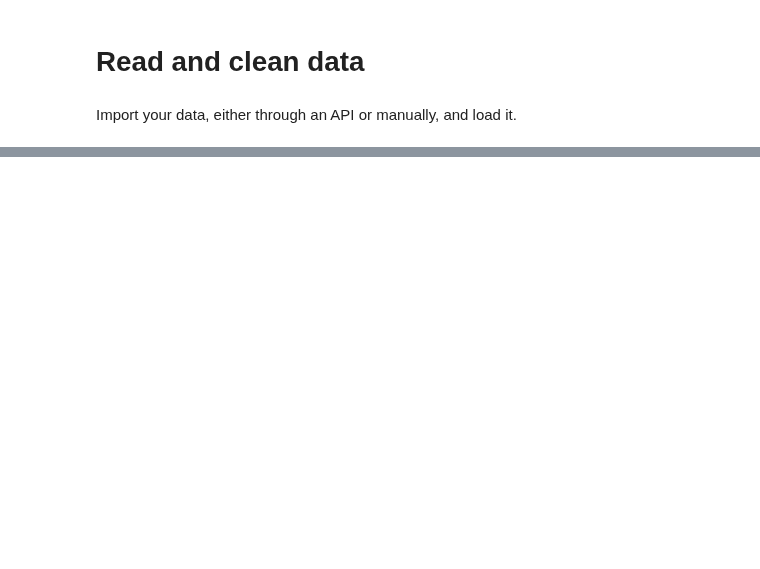
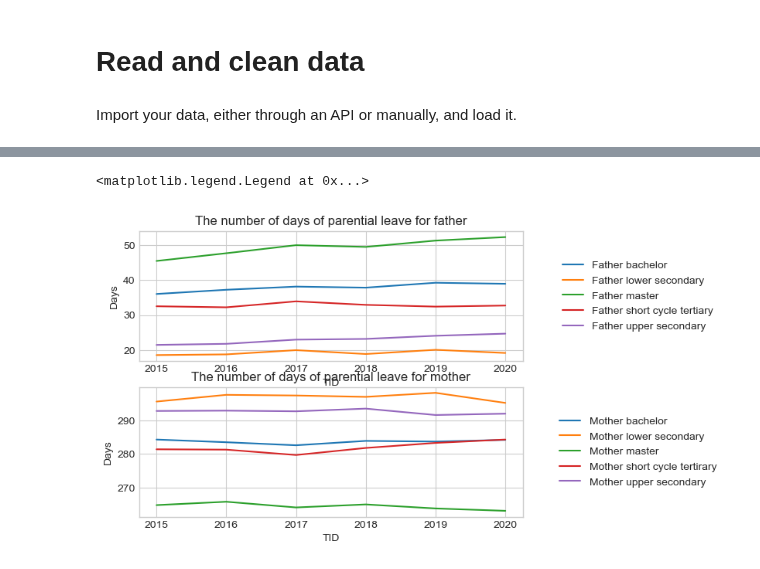
Before and after one commit to NumEconCopenhagen/projects-2023-cbjk, a Jupyter notebook: dataproject/dataproject.ipynb, the cells around one changed output, grey strips where cells are left out. Drawn from its saved outputs; the diff is of its cells as text; code cells hidden in the pictures; blank space fills up the shorter version.

```diff
--- a/dataproject/dataproject.ipynb
+++ b/dataproject/dataproject.ipynb
@@ -73,0 +144,33 @@ ADD CONCISE CONLUSION.
+# %%
+Father_educ = barsel_true[barsel_true['MORUD'] == 'All mothers, regardless of education']
+Father_educ = Father_educ[(Father_educ['TAL'] != 'Number of couples')
+                           & (Father_educ['TAL'] != 'Mother - days on parental leave (benefits) after birth on average')
+                           & (Father_educ['TAL'] != 'Mother - days on parental leave (benefits) before birth on average')
+                           & (Father_educ['FARUD'] != 'All fathers, regardless of education')]
+Father_educ = Father_educ[['FARUD', 'TID', 'INDHOLD']]
+# %%
+Mother_educ = barsel_true[barsel_true['FARUD'] == 'All fathers, regardless of education']
+Mother_educ = Mother_educ[(Mother_educ['TAL'] != 'Number of couples')
+                           & (Mother_educ['TAL'] != 'Father - days on parental leave (benefits) after birth on average')
+                           & (Mother_educ['TAL'] != 'Mother - days on parental leave (benefits) before birth on average')
+                           & (Mother_educ['MORUD'] != 'All mothers, regardless of education')]
+Mother_educ = Mother_educ[['MORUD', 'TID', 'INDHOLD']]
+# %%
+fig = plt.figure()
+
+ax = fig.add_subplot(2,1,1)
+for label, group in Father_educ.groupby(['FARUD']):
+    group.plot(x='TID', y='INDHOLD', ax=ax, style='-', label=label)
+ax.set_ylabel('Days')
+ax.set_title('The number of days of parential leave for father');
+ax.legend(loc = 'center', bbox_to_anchor=(1.3,0.5))
+
+ax1 = fig.add_subplot(2,1,2)
+for label, group in Mother_educ.groupby(['MORUD']):
+    group.plot(x='TID', y='INDHOLD', ax=ax1, style='-', label=label)
+ax1.set_ylabel('Days')
+ax1.set_title('The number of days of parential leave for mother');
+ax1.legend(loc = 'center', bbox_to_anchor=(1.3,0.5))
+# %% [output]
+<matplotlib.legend.Legend at 0x...>
+[figure, added]
```
Also changed, not shown: parts of 23 cells of this notebook.
